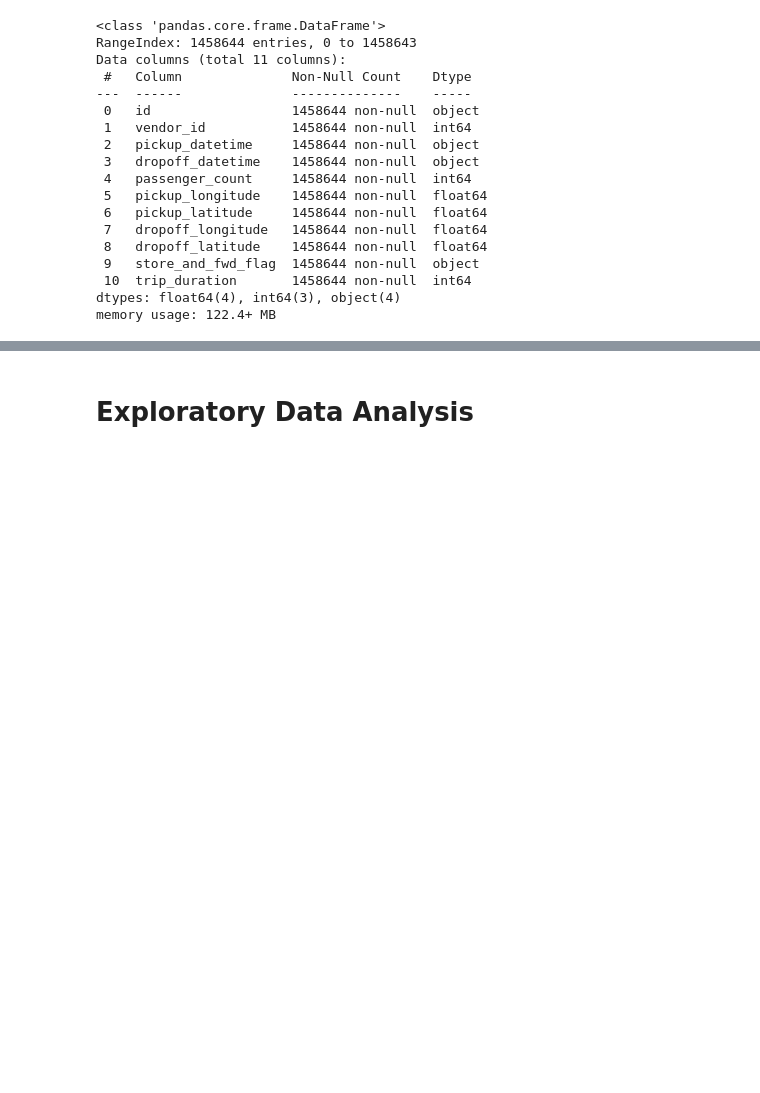
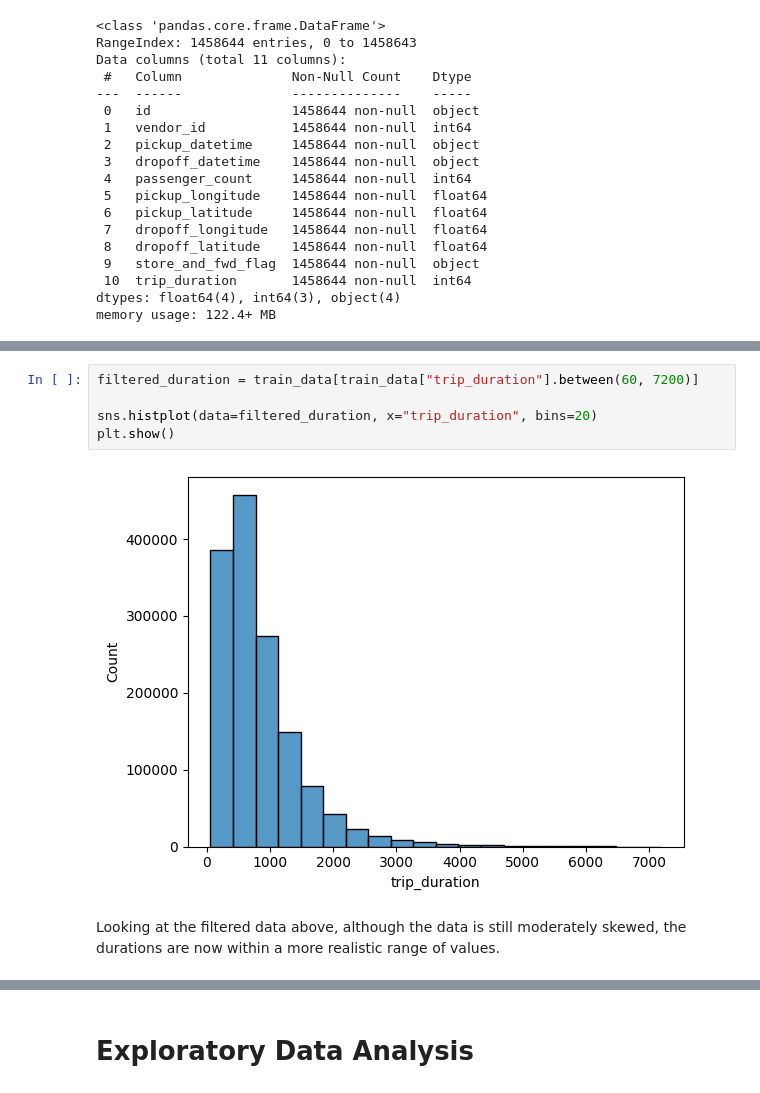
Before and after one commit to rimvelvet31/nyc-taxi-trip-duration-prediction, a Jupyter notebook: notebook.ipynb, the cells around one changed output, grey strips where cells are left out. Saved outputs shown, nothing was run; the diff lists cells and outputs as text; blank space fills up the shorter version.

```diff
--- a/notebook.ipynb
+++ b/notebook.ipynb
@@ -39,0 +192,9 @@ memory usage: 122.4+ MB
+# %%
+filtered_duration = train_data[train_data["trip_duration"].between(60, 7200)]
+
+sns.histplot(data=filtered_duration, x="trip_duration", bins=20)
+plt.show()
+# %% [output]
+[figure, added]
+# %% [markdown]
+Looking at the filtered data above, although the data is still moderately skewed, the durations are now within a more realistic range of values.
```
Also changed, not shown: parts of 40 cells of this notebook.
